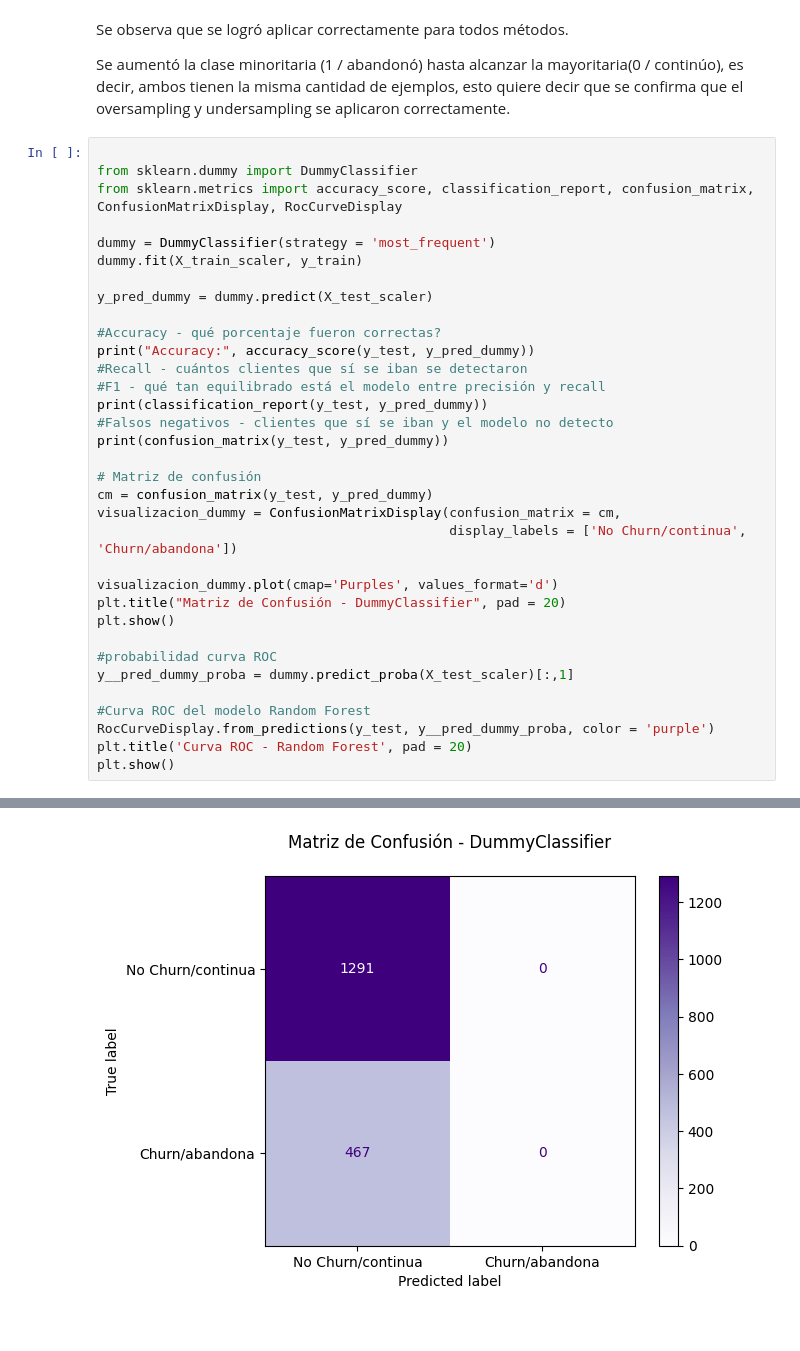
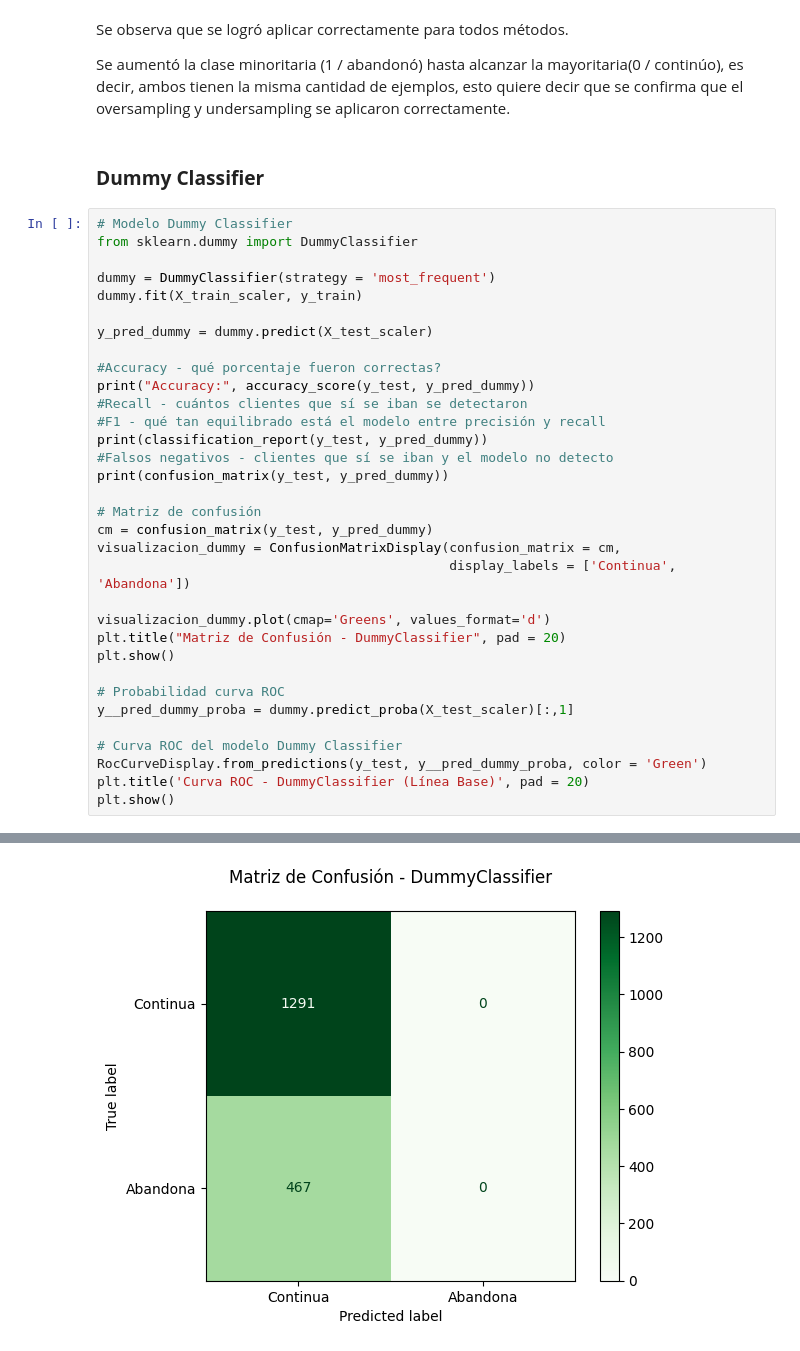
Before and after one commit to DarkLyng/Challenge-TelecomX_P2, a Jupyter notebook: Telecom_X_P2.ipynb, the cells around one changed output, grey strips where cells are left out. Saved outputs shown, nothing was run; the diff lists cells and outputs as text.

```diff
--- a/Telecom_X_P2.ipynb
+++ b/Telecom_X_P2.ipynb
@@ -313,10 +316,11 @@ dtype: float64
 Se observa que se logró aplicar correctamente para todos métodos.
 
 Se aumentó la clase minoritaria (1 / abandonó) hasta alcanzar la mayoritaria(0 / continúo), es decir, ambos tienen la misma cantidad de ejemplos, esto quiere decir que se confirma que el oversampling y undersampling se aplicaron correctamente.
+# %% [markdown]
+### **Dummy Classifier**
 # %%
-
+# Modelo Dummy Classifier
 from sklearn.dummy import DummyClassifier
-from sklearn.metrics import accuracy_score, classification_report, confusion_matrix, ConfusionMatrixDisplay, RocCurveDisplay
 
 dummy = DummyClassifier(strategy = 'most_frequent')
 dummy.fit(X_train_scaler, y_train)
@@ -327,37 +331,37 @@ y_pred_dummy = dummy.predict(X_test_scaler)
 print("Accuracy:", accuracy_score(y_test, y_pred_dummy))
 #Recall - cuántos clientes que sí se iban se detectaron
 #F1 - qué tan equilibrado está el modelo entre precisión y recall
 print(classification_report(y_test, y_pred_dummy))
 #Falsos negativos - clientes que sí se iban y el modelo no detecto
 print(confusion_matrix(y_test, y_pred_dummy))
 
 # Matriz de confusión
 cm = confusion_matrix(y_test, y_pred_dummy)
 visualizacion_dummy = ConfusionMatrixDisplay(confusion_matrix = cm,
-                                             display_labels = ['No Churn/continua', 'Churn/abandona'])
+                                             display_labels = ['Continua', 'Abandona'])
 
-visualizacion_dummy.plot(cmap='Purples', values_format='d')
+visualizacion_dummy.plot(cmap='Greens', values_format='d')
 plt.title("Matriz de Confusión - DummyClassifier", pad = 20)
 plt.show()
 
-#probabilidad curva ROC
+# Probabilidad curva ROC
 y__pred_dummy_proba = dummy.predict_proba(X_test_scaler)[:,1]
 
-#Curva ROC del modelo Random Forest
-RocCurveDisplay.from_predictions(y_test, y__pred_dummy_proba, color = 'purple')
-plt.title('Curva ROC - Random Forest', pad = 20)
+# Curva ROC del modelo Dummy Classifier
+RocCurveDisplay.from_predictions(y_test, y__pred_dummy_proba, color = 'Green')
+plt.title('Curva ROC - DummyClassifier (Línea Base)', pad = 20)
 plt.show()
 # %% [output]
 Accuracy: 0.7343572241183163
               precision    recall  f1-score   support
 
            0       0.73      1.00      0.85      1291
            1       0.00      0.00      0.00       467
 
     accuracy                           0.73      1758
    macro avg       0.37      0.50      0.42      1758
 weighted avg       0.54      0.73      0.62      1758
 
 [[1291    0]
  [ 467    0]]
-[figure, old version]
+[figure, new version]
```
Also changed, not shown: parts of 36 cells of this notebook.
